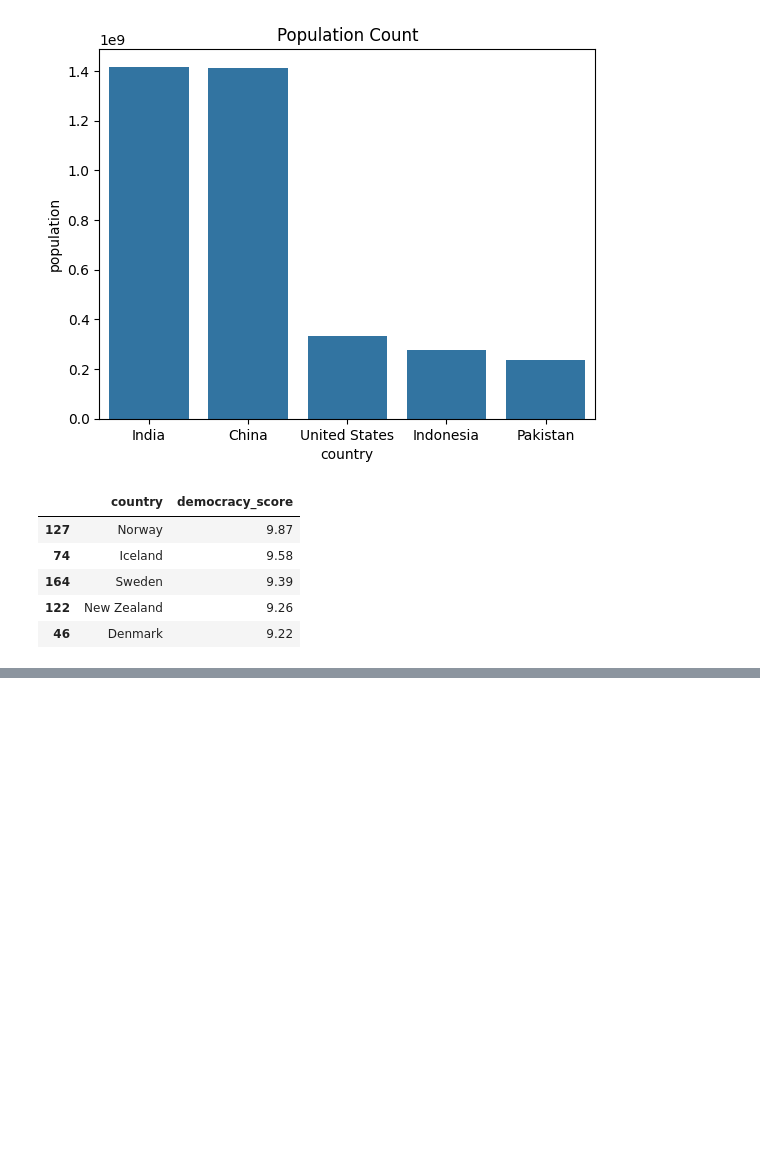
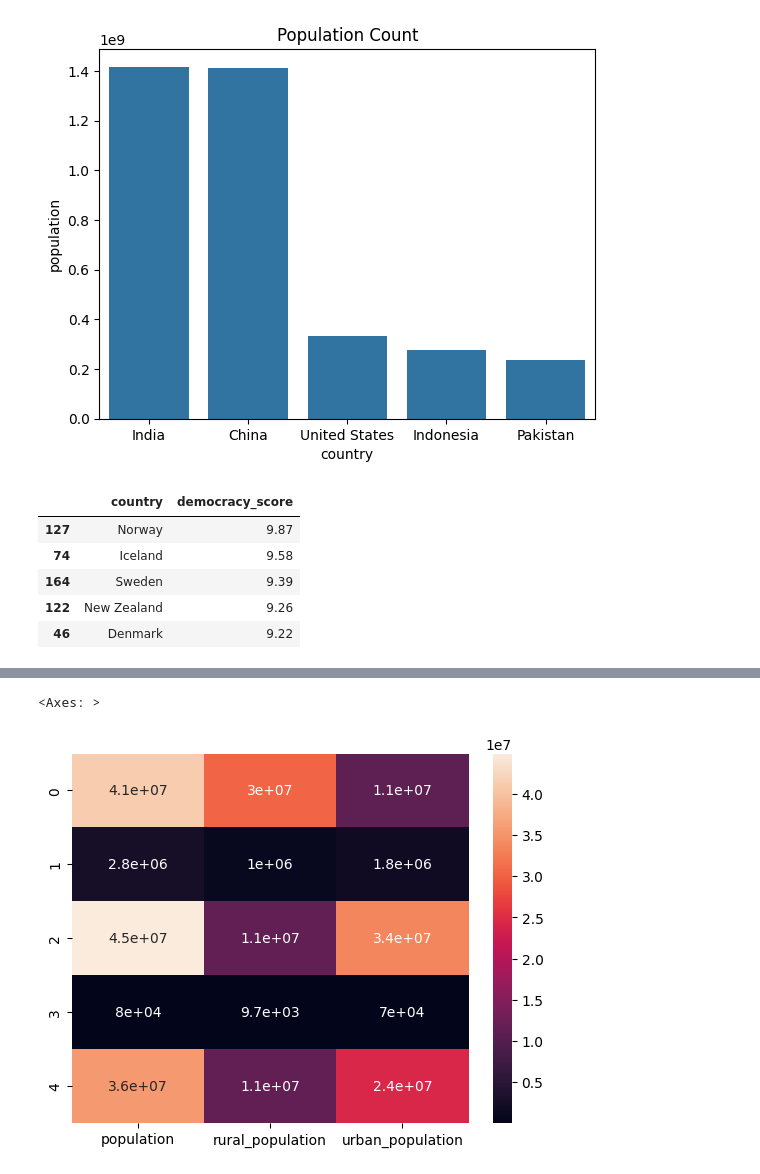
Before and after one commit to shravanramakunja/FutureExtraction, a Jupyter notebook: plots.ipynb, the cells around one changed output, grey strips where cells are left out. Drawn from its saved outputs; the diff is of its cells as text; code cells hidden in the pictures; blank space fills up the shorter version.

```diff
--- a/plots.ipynb
+++ b/plots.ipynb
@@ -104,0 +129,2 @@ Text(0.5, 1.0, 'Democracy Score')
+# %%
+heatmap=df[['population','rural_population','urban_population']].head(5)
@@ -104,0 +140,5 @@ Text(0.5, 1.0, 'Democracy Score')
+# %%
+sns.heatmap(heatmap,annot=True)
+# %% [output]
+<Axes: >
+[figure, added]
```
Also changed, not shown: parts of 11 cells of this notebook.
